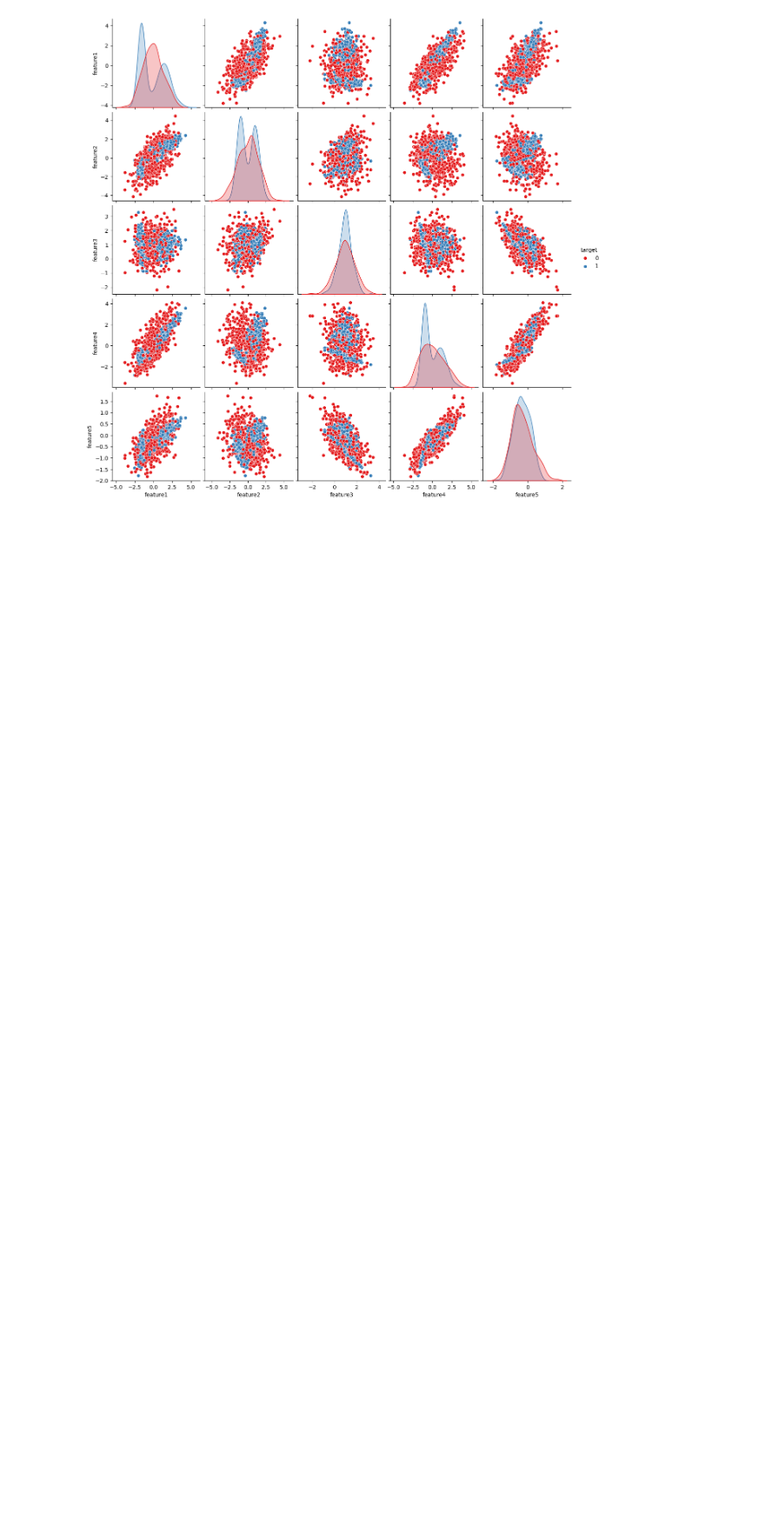
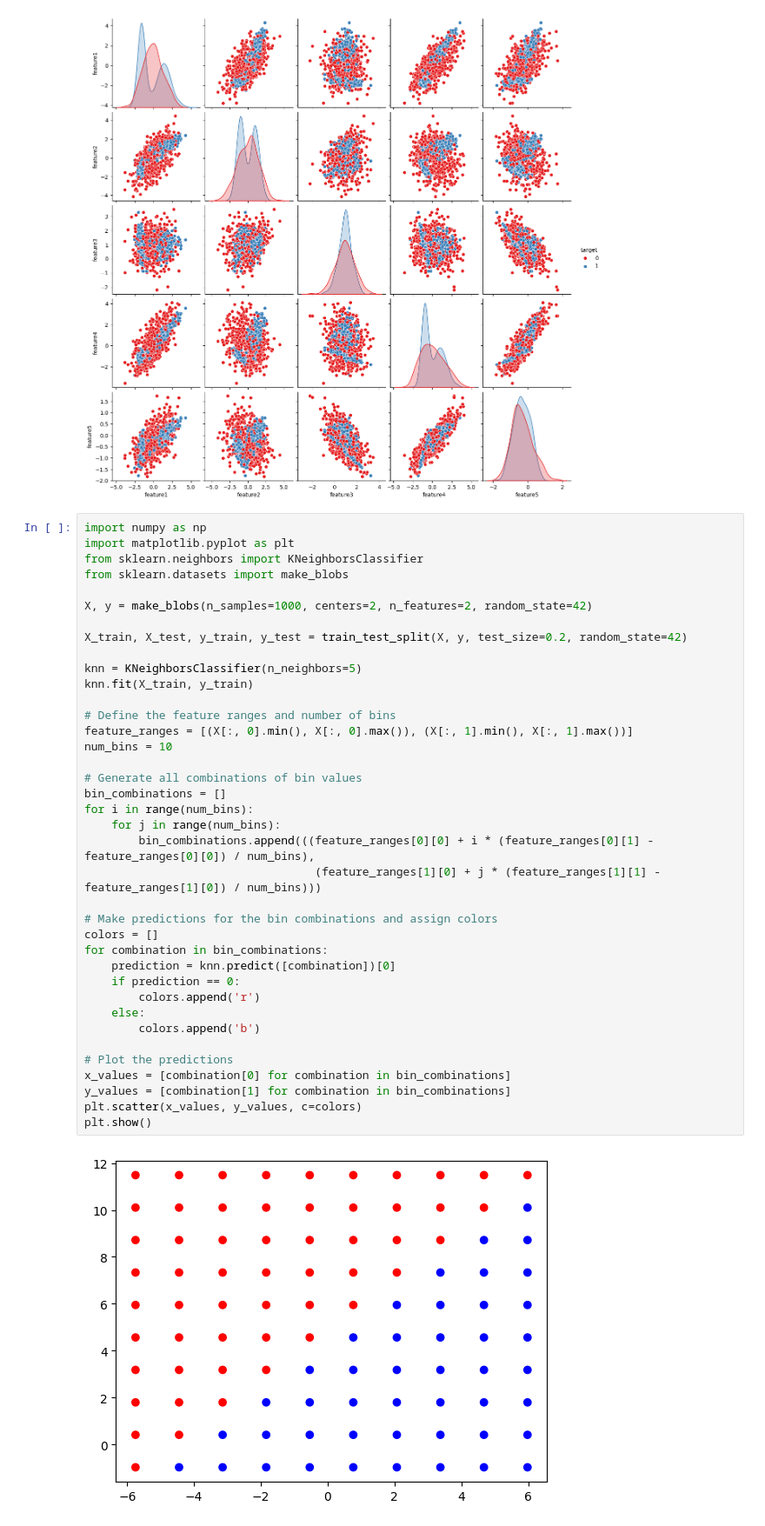
Before and after one commit to shivTanikella/Research-SP24, a Jupyter notebook: KNN algorithm.ipynb, the cells around one changed output. Shown at 87% size. Cells and saved outputs as stored; diff of their text form; blank space fills up the shorter version.

Commit message:
adding regressor models for each classifier

```diff
--- a/KNN algorithm.ipynb
+++ b/KNN algorithm.ipynb
@@ -275,3 +275,43 @@ df:      feature1  feature2  feature3  feature4  feature5
 
 [1000 rows x 5 columns]
 [figure]
+# %%
+import numpy as np
+import matplotlib.pyplot as plt
+from sklearn.neighbors import KNeighborsClassifier
+from sklearn.datasets import make_blobs
+
+X, y = make_blobs(n_samples=1000, centers=2, n_features=2, random_state=42)
+
+X_train, X_test, y_train, y_test = train_test_split(X, y, test_size=0.2, random_state=42)
+
+knn = KNeighborsClassifier(n_neighbors=5)
+knn.fit(X_train, y_train)
+
+# Define the feature ranges and number of bins
+feature_ranges = [(X[:, 0].min(), X[:, 0].max()), (X[:, 1].min(), X[:, 1].max())]
+num_bins = 10
+
+# Generate all combinations of bin values
+bin_combinations = []
+for i in range(num_bins):
+    for j in range(num_bins):
+        bin_combinations.append(((feature_ranges[0][0] + i * (feature_ranges[0][1] - feature_ranges[0][0]) / num_bins),
+                                  (feature_ranges[1][0] + j * (feature_ranges[1][1] - feature_ranges[1][0]) / num_bins)))
+
+# Make predictions for the bin combinations and assign colors
+colors = []
+for combination in bin_combinations:
+    prediction = knn.predict([combination])[0]
+    if prediction == 0:
+        colors.append('r')
+    else:
+        colors.append('b')
+
+# Plot the predictions
+x_values = [combination[0] for combination in bin_combinations]
+y_values = [combination[1] for combination in bin_combinations]
+plt.scatter(x_values, y_values, c=colors)
+plt.show()
+# %% [output]
+[figure, added]
```
Also changed, not shown: parts of 5 cells of this notebook, 1 other file.
